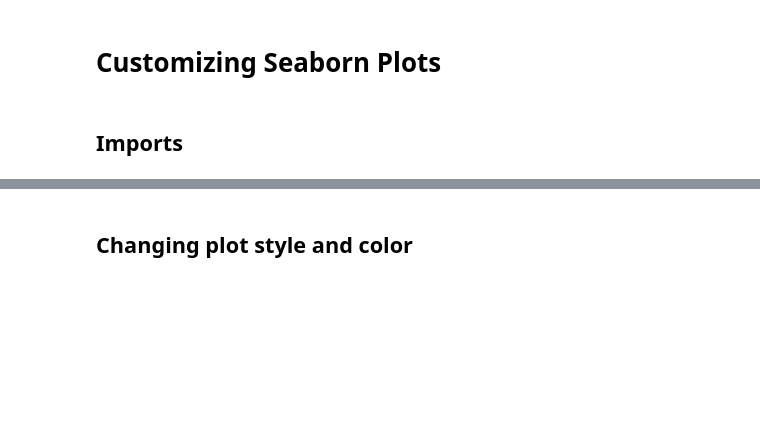
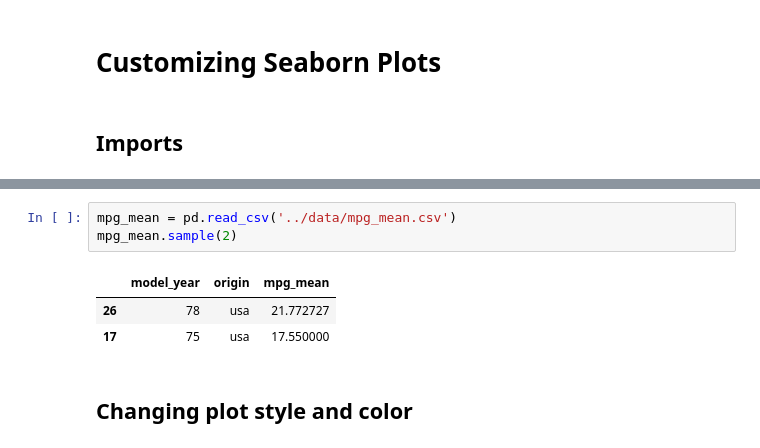
Before and after one commit to israeliano/DataCamp-Data-Scientist-with-Python, a Jupyter notebook: 09_Introduction to Data Visualization with Seaborn/notebooks/04_Customizing Seaborn Plots.ipynb, the cells around one changed output, grey strips where cells are left out. Saved outputs shown, nothing was run; the diff lists cells and outputs as text; blank space fills up the shorter version.

```diff
--- a/09_Introduction to Data Visualization with Seaborn/notebooks/04_Customizing Seaborn Plots.ipynb
+++ b/09_Introduction to Data Visualization with Seaborn/notebooks/04_Customizing Seaborn Plots.ipynb
@@ -23,3 +24,10 @@ mpg.sample(2)
+# %%
+mpg_mean = pd.read_csv('../data/mpg_mean.csv')
+mpg_mean.sample(2)
+# %% [output]
+|  | model_year | origin | mpg_mean |
+| 26 | 78 | usa | 21.772727 |
+| 17 | 75 | usa | 17.550000 |
 # %% [markdown]
 ## Changing plot style and color
 # %% [markdown]
```
Also changed, not shown: parts of 19 cells of this notebook, 2 other files.
